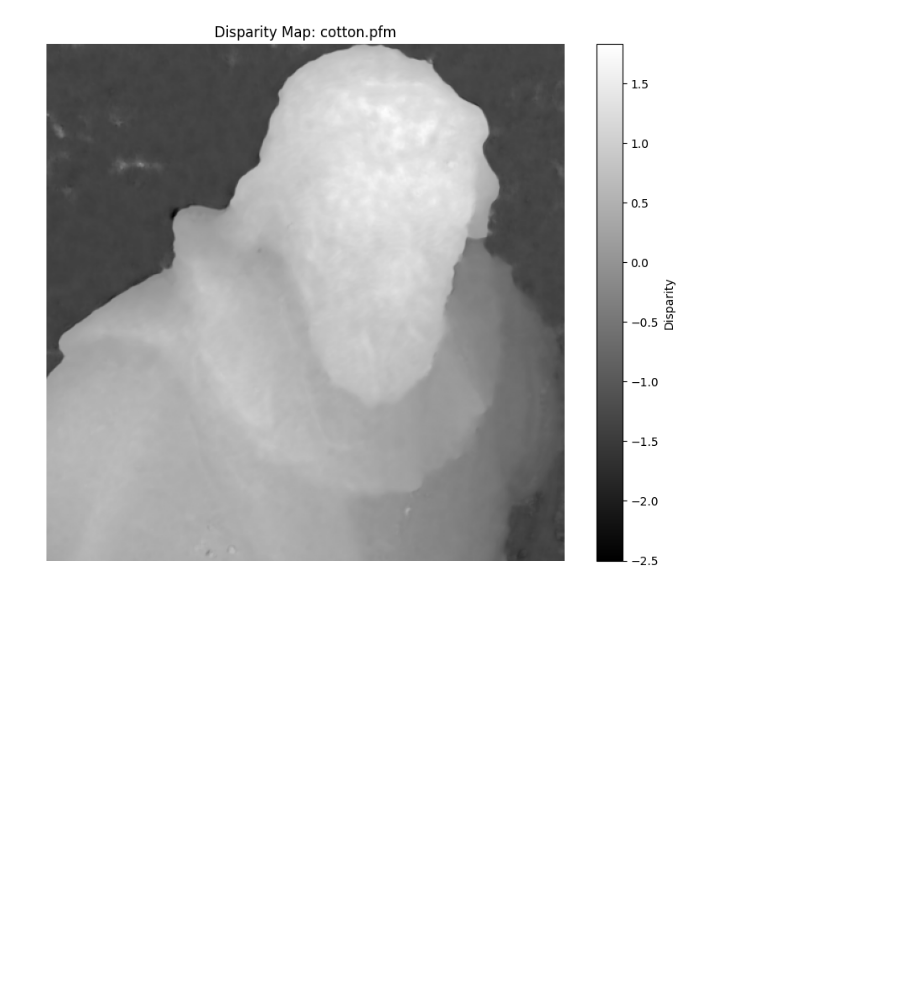
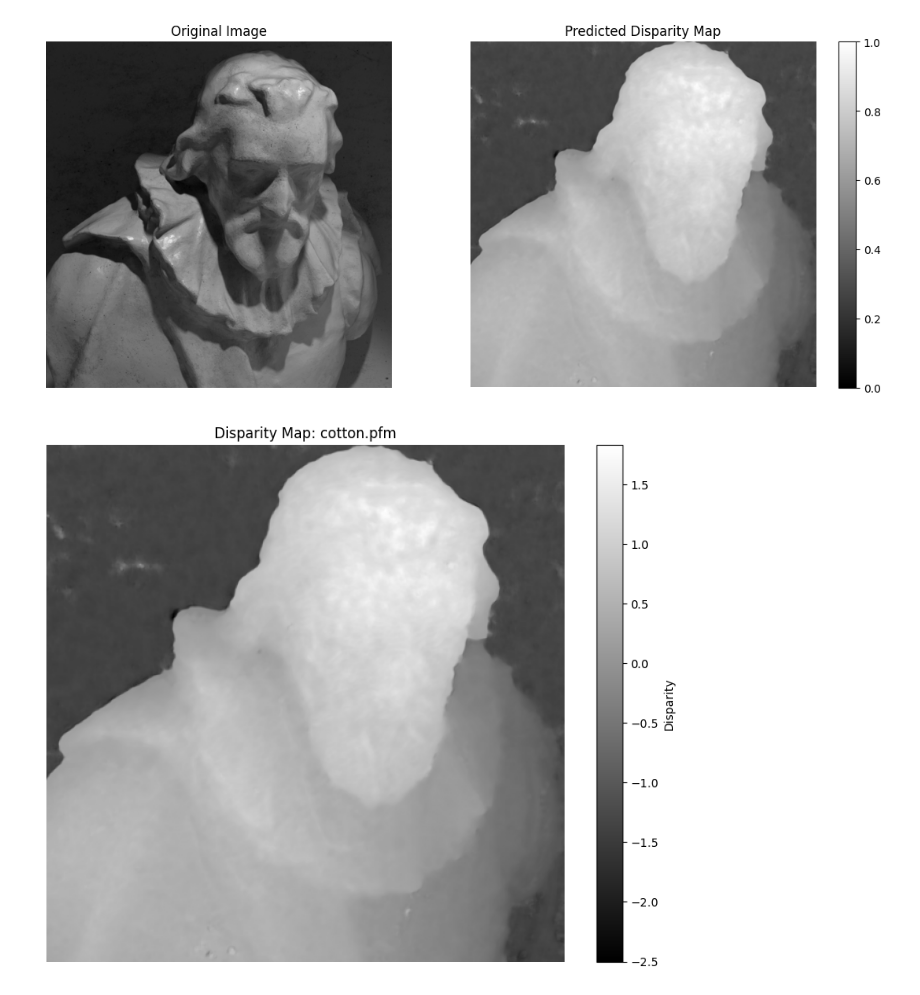
Before and after one commit to tbtiberiu/epinet, a Jupyter notebook: EPINET_test.ipynb, the cells around one changed output. Saved outputs shown, nothing was run; the diff lists cells and outputs as text; code cells hidden in the pictures; blank space fills up the shorter version.

```diff
--- a/EPINET_test.ipynb
+++ b/EPINET_test.ipynb
@@ -155,5 +155,26 @@ Prediction complete in 72.9345 seconds.
 =
 Saved disparity map to: results/cotton.pfm
+# %%
+# Pick the first sample and first angular view
+original_img = val_0d[0, :, :, 0]
+
+plt.figure(figsize=(12, 5))
+
+plt.subplot(1, 2, 1)
+plt.title("Original Image")
+plt.imshow(original_img, cmap="gray")
+plt.axis("off")
+
+plt.subplot(1, 2, 2)
+plt.title("Predicted Disparity Map")
+plt.imshow(disparity_map, cmap="gray")
+plt.colorbar()
+plt.axis("off")
+
+plt.tight_layout()
+plt.show()
+# %% [output]
+[figure, added]
 # %%
 output_path = Path(OUTPUT_DIR) / f"{Path(INPUT_DIR).name}.pfm"
 
```
Also changed, not shown: parts of 2 cells of this notebook, 2 other files.
